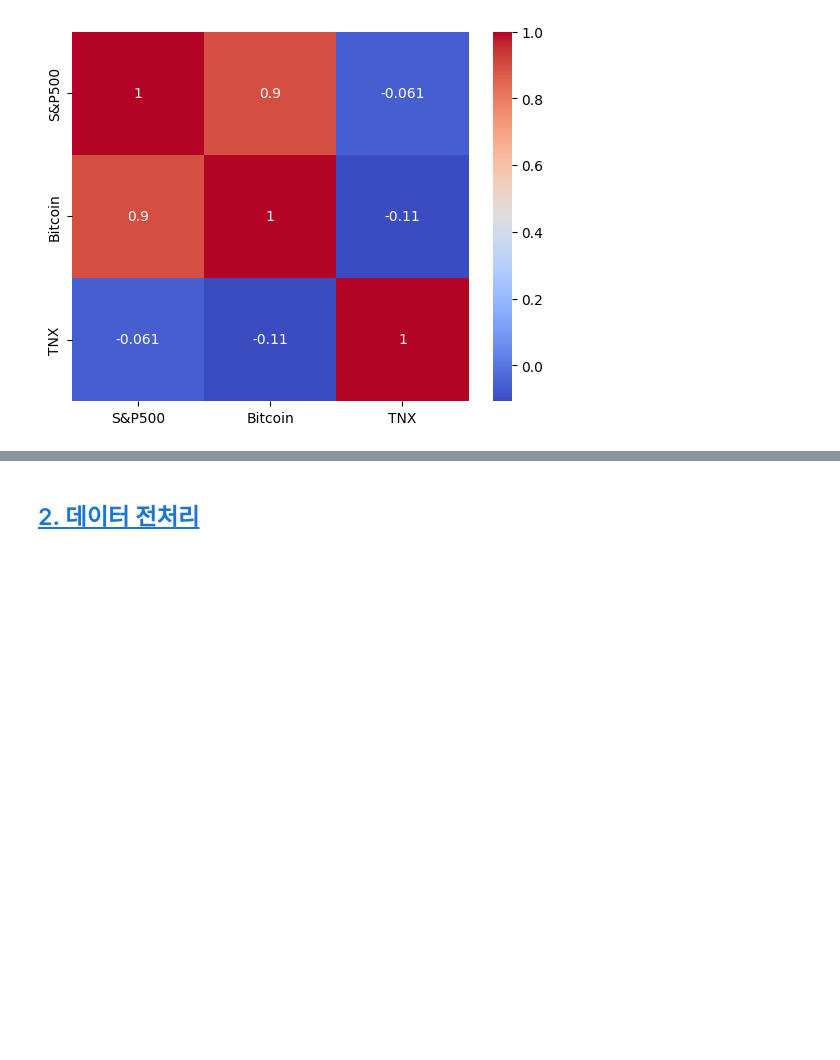
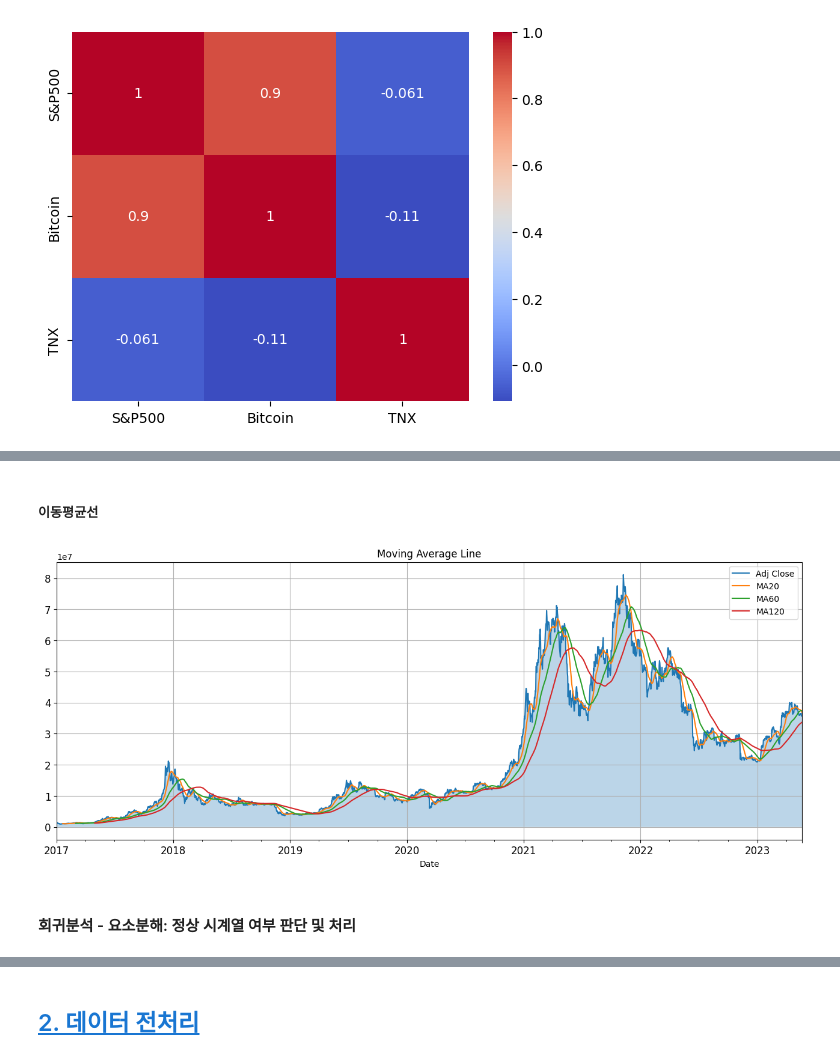
Before and after one commit to young1ll/time-series-da, a Jupyter notebook: upbitAnalyzer_data_analysis_report.ipynb, the cells around one changed output, grey strips where cells are left out. Saved outputs shown, nothing was run; the diff lists cells and outputs as text; code cells hidden in the pictures; blank space fills up the shorter version.

```diff
--- a/upbitAnalyzer_data_analysis_report.ipynb
+++ b/upbitAnalyzer_data_analysis_report.ipynb
@@ -368,0 +486,30 @@ btc_krw_df.head()
+# %% [markdown]
+##### 이동평균선
+# %%
+import matplotlib.pyplot as plt
+
+# 그래프 생성
+fig, ax = plt.subplots(figsize=(16, 6))
+
+# 데이터 플로팅
+btc_krw_df['Adj Close'].loc['2017':].plot(ax=ax, fontsize=12)
+
+# 색 채우기
+ax.fill_between(btc_krw_df.index[btc_krw_df.index >= '2017'], btc_krw_df['Adj Close'].loc['2017':], alpha=0.3)
+
+# 이동평균선 플로팅
+btc_krw_df['Adj Close'].loc['2017':].rolling(20).mean().plot(ax=ax, label="MA20")
+btc_krw_df['Adj Close'].loc['2017':].rolling(60).mean().plot(ax=ax, label="MA60")
+btc_krw_df['Adj Close'].loc['2017':].rolling(120).mean().plot(ax=ax, label="MA120")
+
+# 그래프 제목과 범례 추가
+plt.title("Moving Average Line")
+plt.legend()
+plt.grid(True)
+
+# 그래프 출력
+plt.show()
+# %% [output]
+[figure, added]
+# %% [markdown]
+#### 회귀분석 - 요소분해: 정상 시계열 여부 판단 및 처리
```
Also changed, not shown: parts of 23 cells of this notebook.
